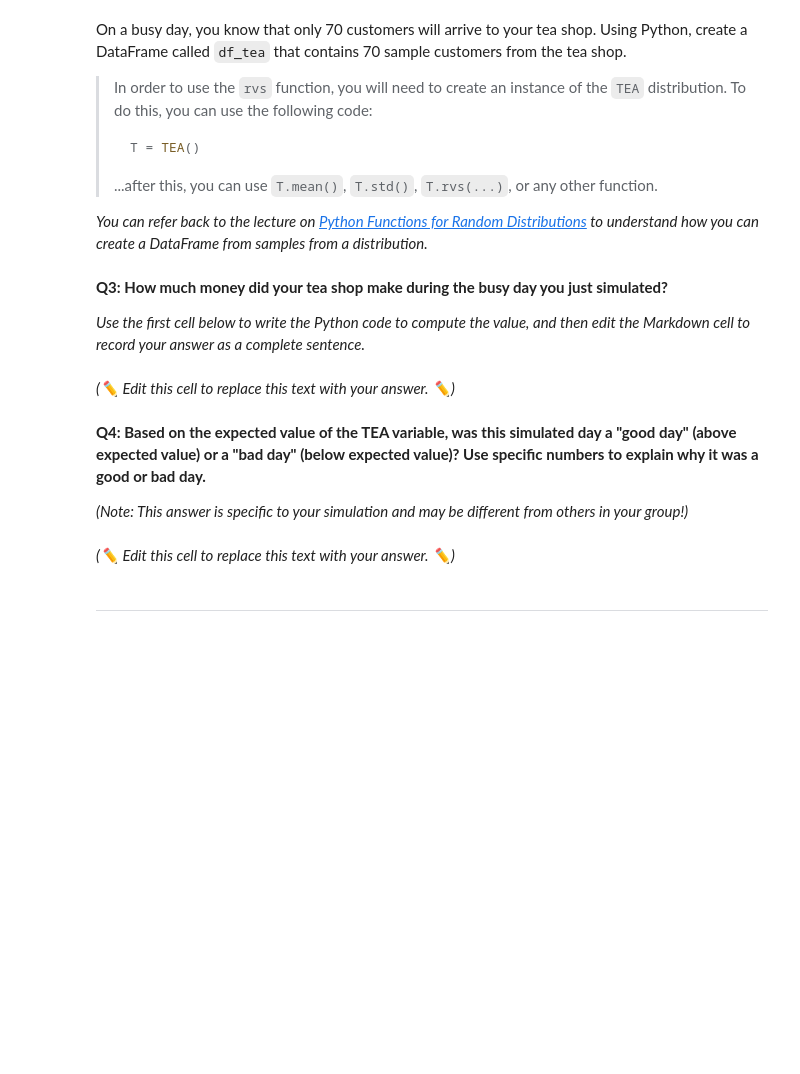
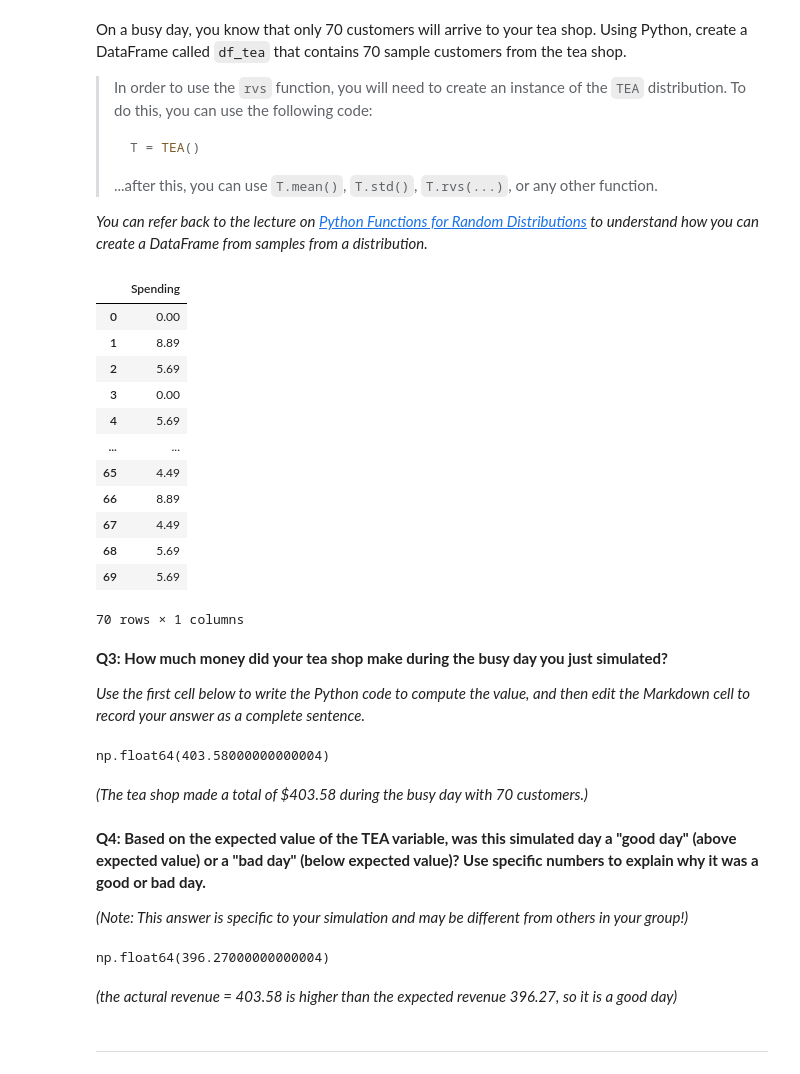
Before and after one commit to 168904578/hongyuq2, a Jupyter notebook: lab_random_variable/lab_random_variable.ipynb, the cells around one changed output. Drawn from its saved outputs; the diff is of its cells as text; code cells hidden in the pictures; blank space fills up the shorter version.

```diff
--- a/lab_random_variable/lab_random_variable.ipynb
+++ b/lab_random_variable/lab_random_variable.ipynb
@@ -228,0 +247,6 @@ Create a custom discrete distribution for this tea shop called `TEA`  (if you're
+# %%
+outcomes    = [   4.49,   5.69,   7.69,   8.89,   0.00]
+probability = [ 0.2, 0.4, 0.15, 0.15, 0.1]
+from scipy.stats import rv_discrete
+TEA = rv_discrete( values=(outcomes, probability) )
+TEA
@@ -281,8 +318,23 @@ On a busy day, you know that only 70 customers will arrive to your tea shop.  Us
 *You can refer back to the lecture on [Python Functions for Random Distributions](https://discovery.cs.illinois.edu/learn/Polling-Confidence-Intervals-and-Hypothesis-Testing/Python-Functions-for-Random-Distributions/) to understand how you can create a DataFrame from samples from a distribution.*
 # %%
 # Create a DataFrame of 70 sample customers from the TEA distribution:
-df_tea = ...
+T = TEA()
+df_tea = pd.DataFrame(T.rvs(size=70), columns=["Spending"])
 df_tea
+# %% [output]
+|  | Spending |
+| 0 | 0.00 |
+| 1 | 8.89 |
+| 2 | 5.69 |
+| 3 | 0.00 |
+| 4 | 5.69 |
+| ... | ... |
+| 65 | 4.49 |
+| 66 | 8.89 |
+| 67 | 4.49 |
+| 68 | 5.69 |
+| 69 | 5.69 |
+70 rows × 1 columns
 # %% [markdown]
 **Q3: How much money did your tea shop make during the busy day you just simulated?**
 
@@ -290,15 +342,23 @@ df_tea
 # %%
 # Use this cell to write the Python code to compute the value, and then
 # edit the Markdown cell to record your answer as a complete sentence.
-...
+total_revenue = df_tea['Spending'].sum()
+total_revenue
+# %% [output]
+np.float64(403.58000000000004)
-# %% [markdown]
-*(✏️ Edit this cell to replace this text with your answer. ✏️)*
+# %% [markdown]
+*(The tea shop made a total of $403.58 during the busy day with 70 customers.)*
 # %% [markdown]
 **Q4: Based on the expected value of the TEA variable, was this simulated day a "good day" (above expected value) or a "bad day" (below expected value)?  Use specific numbers to explain why it was a good or bad day.**
 
 *(Note: This answer is specific to your simulation and may be different from others in your group!)*
-# %% [markdown]
-*(✏️ Edit this cell to replace this text with your answer. ✏️)*
+# %%
+Expected_Revenue = EV_TEA *70
+Expected_Revenue
+# %% [output]
+np.float64(396.27000000000004)
+# %% [markdown]
+*(the actural revenue = 403.58 is higher than the expected revenue 396.27, so it is a good day)*
 # %% [markdown]
 <hr style="color: #DD3403;">
 # %% [markdown]
```
Also changed, not shown: parts of 39 cells of this notebook, 1 other file.
